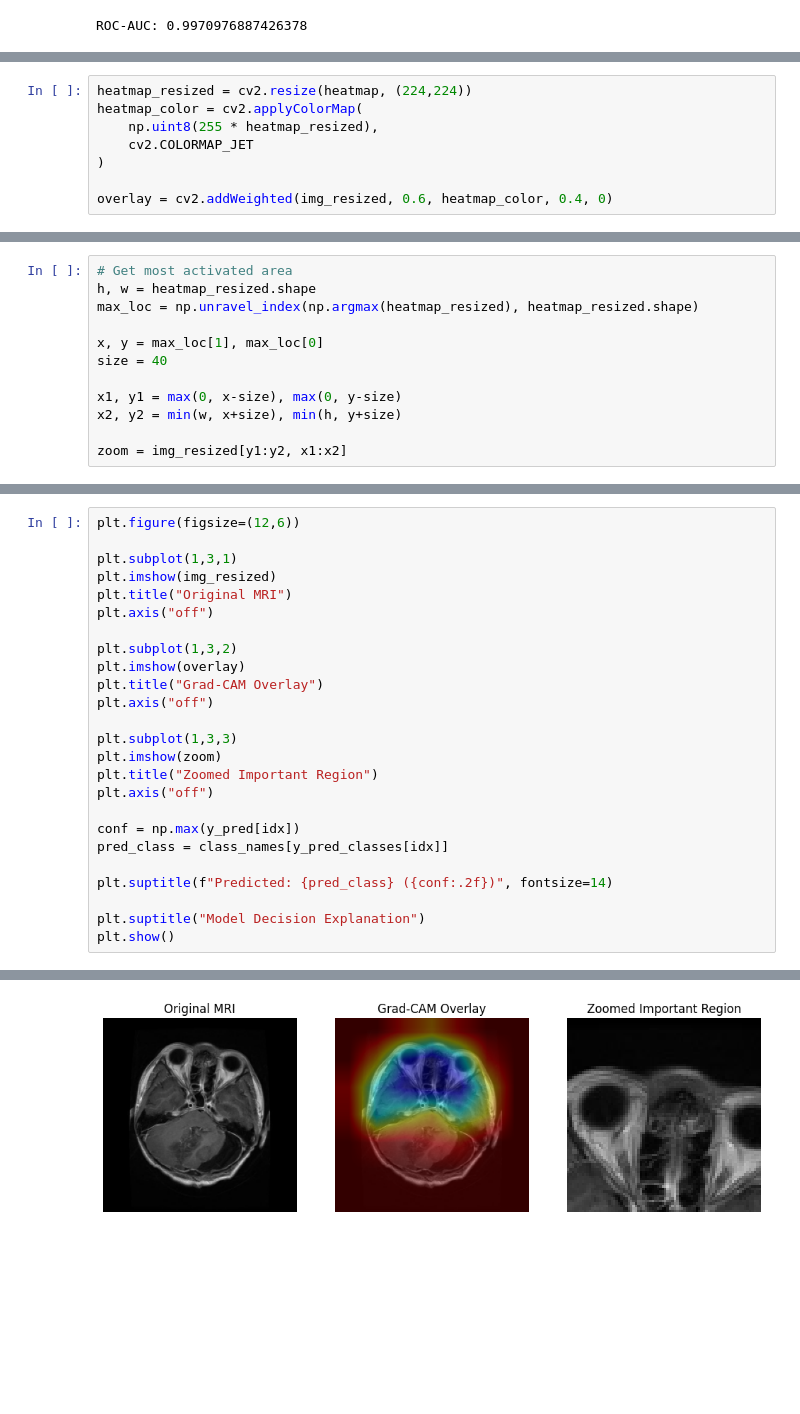
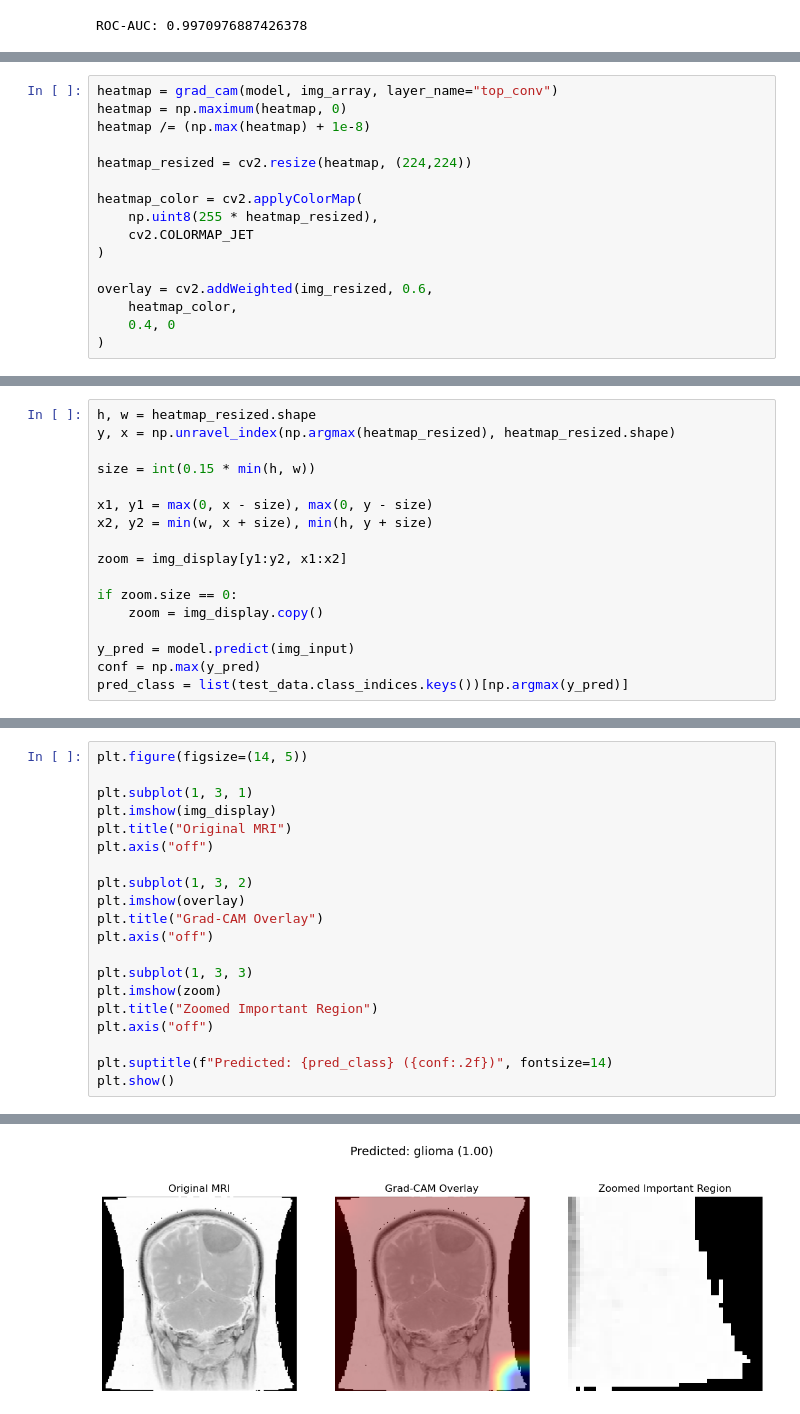
Before and after one commit to MohamedTarek1er/Brain_Cancer_Classification, a Jupyter notebook: Brain_Cancer.ipynb, the cells around one changed output, grey strips where cells are left out. Drawn from its saved outputs; the diff is of its cells as text; blank space fills up the shorter version.

```diff
--- a/Brain_Cancer.ipynb
+++ b/Brain_Cancer.ipynb
@@ -311,8 +449,16 @@ img_resized = cv2.resize(img, (224,224))
 # %%
+heatmap = grad_cam(model, img_array, layer_name="top_conv")
+heatmap = np.maximum(heatmap, 0)
+heatmap /= (np.max(heatmap) + 1e-8)
+
 heatmap_resized = cv2.resize(heatmap, (224,224))
+
 heatmap_color = cv2.applyColorMap(
     np.uint8(255 * heatmap_resized),
     cv2.COLORMAP_JET
 )
 
-overlay = cv2.addWeighted(img_resized, 0.6, heatmap_color, 0.4, 0)
+overlay = cv2.addWeighted(img_resized, 0.6,
+    heatmap_color,
+    0.4, 0
+)
@@ -319,12 +482,17 @@ overlay = cv2.addWeighted(img_resized, 0.6, heatmap_color, 0.4, 0)
 # %%
-# Get most activated area
 h, w = heatmap_resized.shape
-max_loc = np.unravel_index(np.argmax(heatmap_resized), heatmap_resized.shape)
+y, x = np.unravel_index(np.argmax(heatmap_resized), heatmap_resized.shape)
 
-x, y = max_loc[1], max_loc[0]
-size = 40
+size = int(0.15 * min(h, w))
 
-x1, y1 = max(0, x-size), max(0, y-size)
-x2, y2 = min(w, x+size), min(h, y+size)
+x1, y1 = max(0, x - size), max(0, y - size)
+x2, y2 = min(w, x + size), min(h, y + size)
 
-zoom = img_resized[y1:y2, x1:x2]
+zoom = img_display[y1:y2, x1:x2]
+
+if zoom.size == 0:
+    zoom = img_display.copy()
+
+y_pred = model.predict(img_input)
+conf = np.max(y_pred)
+pred_class = list(test_data.class_indices.keys())[np.argmax(y_pred)]
@@ -331,26 +501,21 @@ zoom = img_resized[y1:y2, x1:x2]
 # %%
-plt.figure(figsize=(12,6))
+plt.figure(figsize=(14, 5))
 
-plt.subplot(1,3,1)
-plt.imshow(img_resized)
+plt.subplot(1, 3, 1)
+plt.imshow(img_display)
 plt.title("Original MRI")
 plt.axis("off")
 
-plt.subplot(1,3,2)
+plt.subplot(1, 3, 2)
 plt.imshow(overlay)
 plt.title("Grad-CAM Overlay")
 plt.axis("off")
 
-plt.subplot(1,3,3)
+plt.subplot(1, 3, 3)
 plt.imshow(zoom)
 plt.title("Zoomed Important Region")
 plt.axis("off")
 
-conf = np.max(y_pred[idx])
-pred_class = class_names[y_pred_classes[idx]]
-
 plt.suptitle(f"Predicted: {pred_class} ({conf:.2f})", fontsize=14)
-
-plt.suptitle("Model Decision Explanation")
 plt.show()
 # %% [output]
@@ -358 +522 @@ NameError: name 'class_names' is not defined
-[figure, old version]
+[figure, new version]
```
Also changed, not shown: parts of 49 cells of this notebook, 1 other file.
